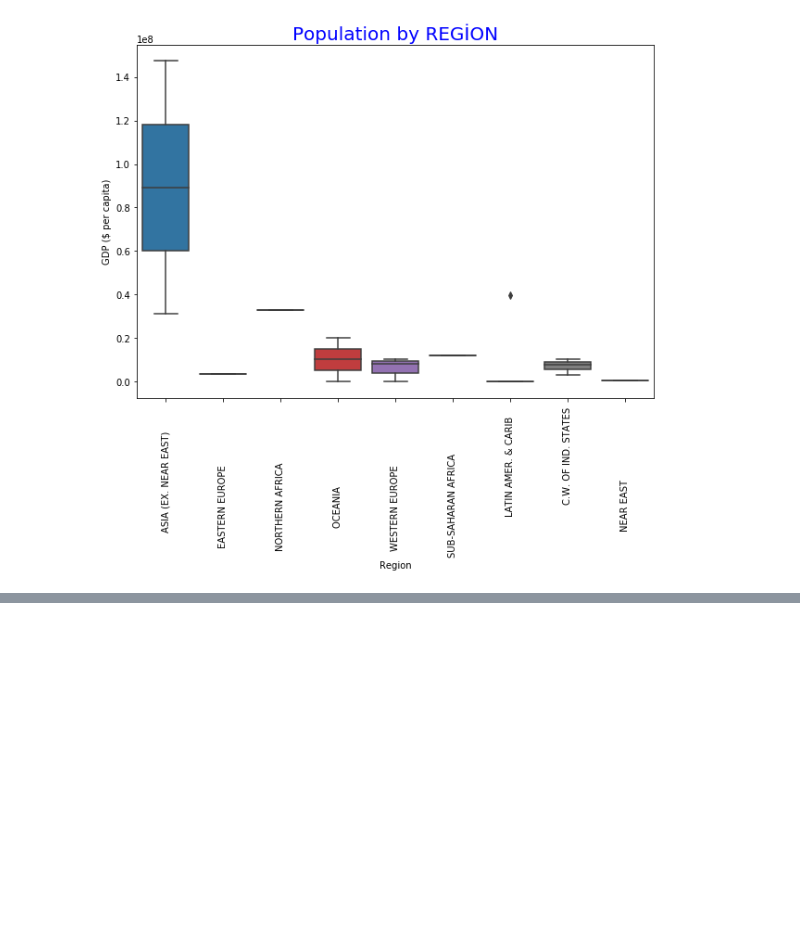
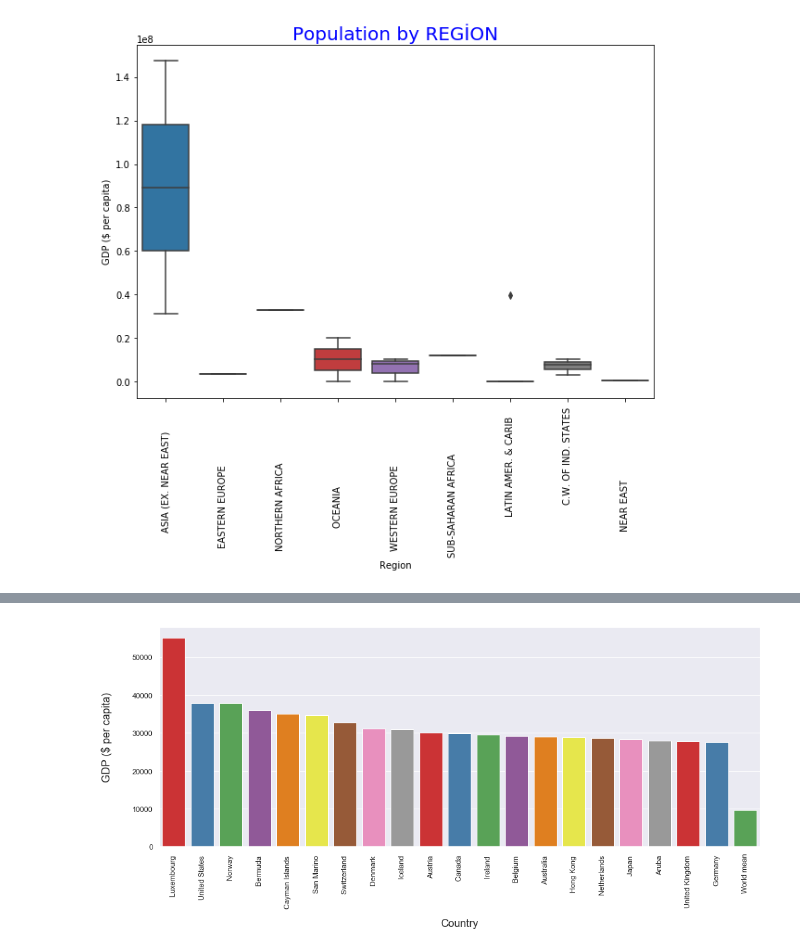
Before and after one commit to ArslanAliAwan/CountriesoftheWorld, a Jupyter notebook: countriesfile.ipynb, the cells around one changed output, grey strips where cells are left out. Drawn from its saved outputs; the diff is of its cells as text; code cells hidden in the pictures; blank space fills up the shorter version.

```diff
--- a/countriesfile.ipynb
+++ b/countriesfile.ipynb
@@ -268,0 +292,3 @@ plt.plot()
+# %%
+data = pd.read_csv('/Users/arslanaliawan/Desktop/scripts/countries-of-the-world/countries-of-the-world.csv')
+data.head()
@@ -268,0 +337,14 @@ plt.plot()
+# %%
+top_gdp_countries = data.sort_values('GDP ($ per capita)',ascending=False).head(20)
+mean = pd.DataFrame({'Country':['World mean'], 'GDP ($ per capita)':[data['GDP ($ per capita)'].mean()]})
+gdps = pd.concat([top_gdp_countries[['Country','GDP ($ per capita)']],mean],ignore_index=True)
+fig, ax = plt.subplots(figsize=(16,6))
+sns.barplot(x='Country', y='GDP ($ per capita)', data=gdps, palette='Set1')
+ax.set_xlabel(ax.get_xlabel(), labelpad=15)
+ax.set_ylabel(ax.get_ylabel(), labelpad=30)
+ax.xaxis.label.set_fontsize(16)
+ax.yaxis.label.set_fontsize(16)
+plt.xticks(rotation=90)
+plt.show()
+# %% [output]
+[figure, added]
```
Also changed, not shown: parts of 8 cells of this notebook.
